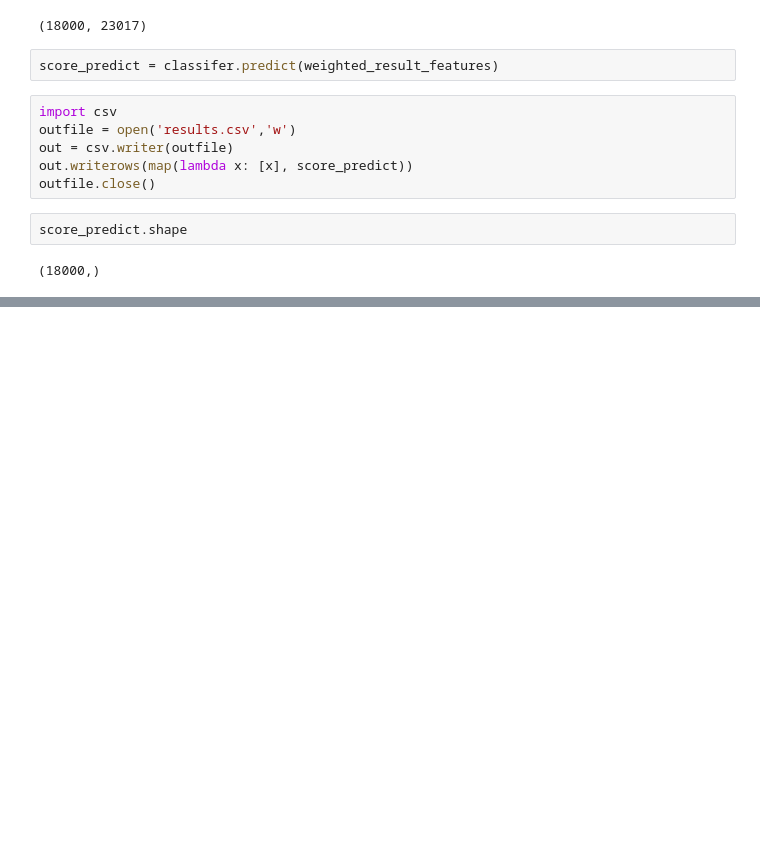
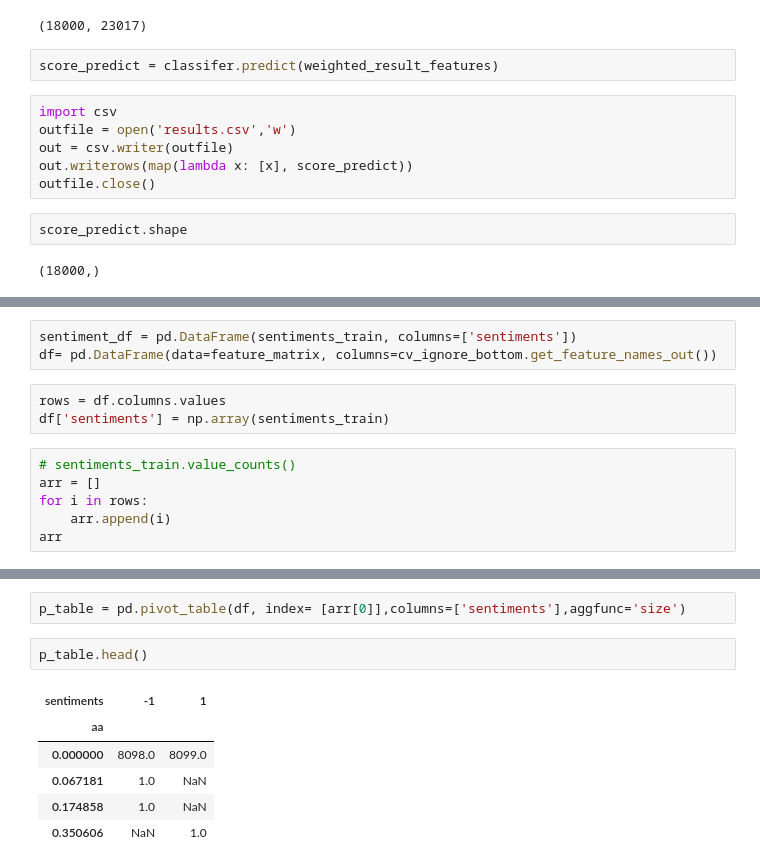
Before and after one commit to bhaba-ranjan/sentiment-analysis, a Jupyter notebook: Chi square.ipynb, the cells around one changed output, grey strips where cells are left out. Drawn from its saved outputs; the diff is of its cells as text; blank space fills up the shorter version.

```diff
--- a/Chi square.ipynb
+++ b/Chi square.ipynb
@@ -207,0 +202,12 @@ weights
+# %%
+sentiment_df = pd.DataFrame(sentiments_train, columns=['sentiments'])
+df= pd.DataFrame(data=feature_matrix, columns=cv_ignore_bottom.get_feature_names_out())
+# %%
+rows = df.columns.values
+df['sentiments'] = np.array(sentiments_train)
+# %%
+# sentiments_train.value_counts()
+arr = []
+for i in rows:
+    arr.append(i)
+arr
@@ -207,0 +232,11 @@ weights
+# %%
+p_table = pd.pivot_table(df, index= [arr[0]],columns=['sentiments'],aggfunc='size')
+# %%
+p_table.head()
+# %% [output]
+| sentiments | -1 | 1 |
+| aa |  |  |
+| 0.000000 | 8098.0 | 8099.0 |
+| 0.067181 | 1.0 | NaN |
+| 0.174858 | 1.0 | NaN |
+| 0.350606 | NaN | 1.0 |
```
Also changed, not shown: parts of 6 cells of this notebook, 1 other file.
